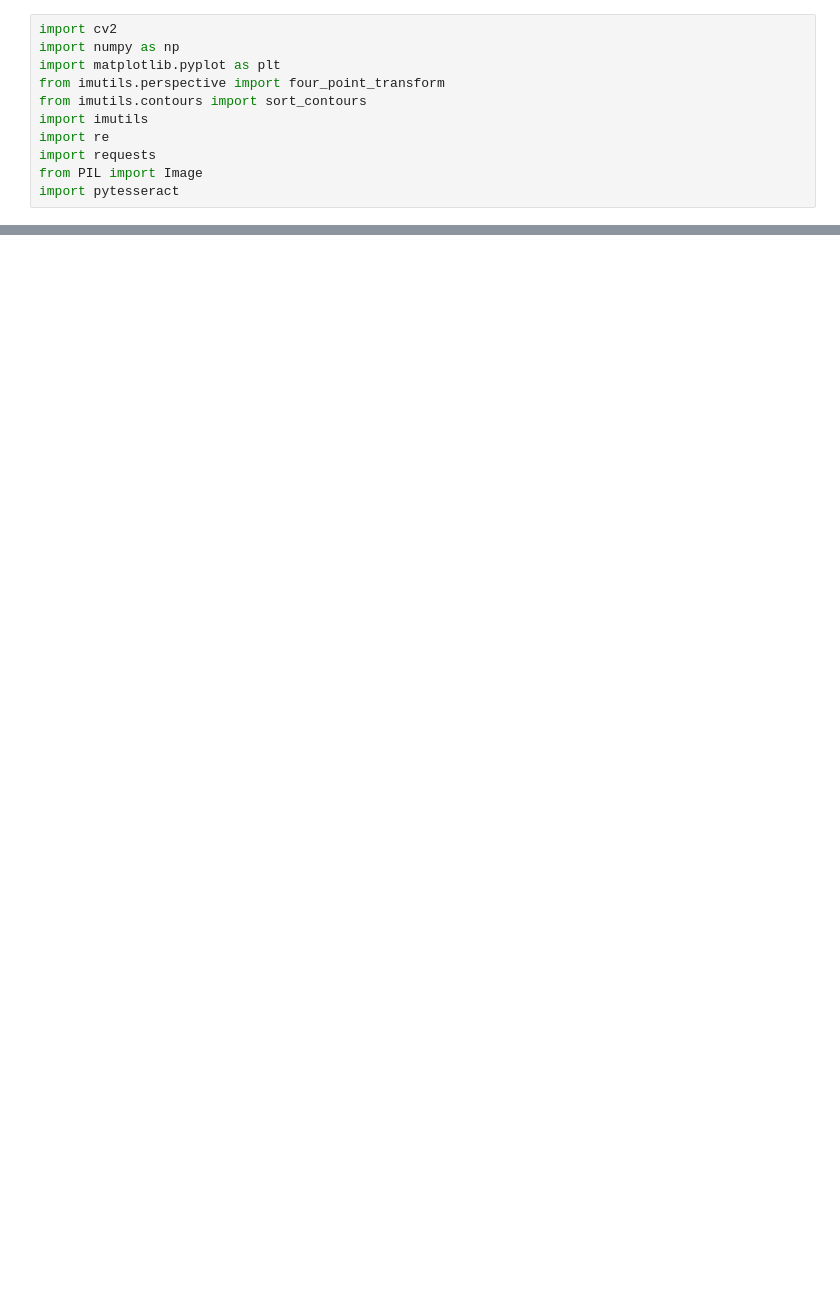
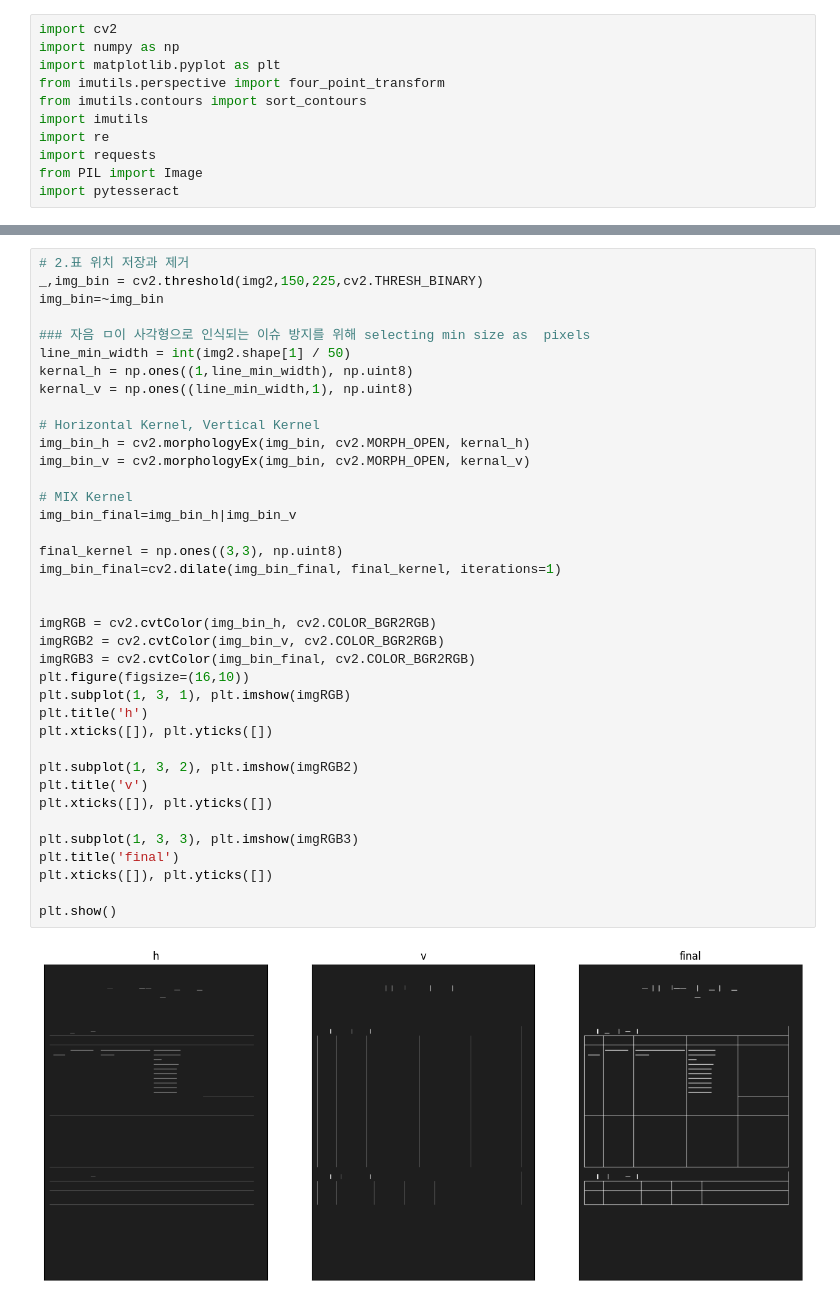
Before and after one commit to seonmin8284/realEstateOCR, a Jupyter notebook: main.ipynb, the cells around one changed output, grey strips where cells are left out. Cells and saved outputs as stored; diff of their text form; blank space fills up the shorter version.

```diff
--- a/main.ipynb
+++ b/main.ipynb
@@ -537,0 +164,40 @@ if __name__ == '__main__':
+# %%
+# 2.표 위치 저장과 제거
+_,img_bin = cv2.threshold(img2,150,225,cv2.THRESH_BINARY)
+img_bin=~img_bin
+
+### 자음 ㅁ이 사각형으로 인식되는 이슈 방지를 위해 selecting min size as  pixels
+line_min_width = int(img2.shape[1] / 50)
+kernal_h = np.ones((1,line_min_width), np.uint8)
+kernal_v = np.ones((line_min_width,1), np.uint8)
+
+# Horizontal Kernel, Vertical Kernel
+img_bin_h = cv2.morphologyEx(img_bin, cv2.MORPH_OPEN, kernal_h)
+img_bin_v = cv2.morphologyEx(img_bin, cv2.MORPH_OPEN, kernal_v)
+
+# MIX Kernel
+img_bin_final=img_bin_h|img_bin_v
+
+final_kernel = np.ones((3,3), np.uint8)
+img_bin_final=cv2.dilate(img_bin_final, final_kernel, iterations=1)
+
+
+imgRGB = cv2.cvtColor(img_bin_h, cv2.COLOR_BGR2RGB)
+imgRGB2 = cv2.cvtColor(img_bin_v, cv2.COLOR_BGR2RGB)
+imgRGB3 = cv2.cvtColor(img_bin_final, cv2.COLOR_BGR2RGB)
+plt.figure(figsize=(16,10))
+plt.subplot(1, 3, 1), plt.imshow(imgRGB)
+plt.title('h')
+plt.xticks([]), plt.yticks([])
+
+plt.subplot(1, 3, 2), plt.imshow(imgRGB2)
+plt.title('v')
+plt.xticks([]), plt.yticks([])
+
+plt.subplot(1, 3, 3), plt.imshow(imgRGB3)
+plt.title('final')
+plt.xticks([]), plt.yticks([])
+
+plt.show()
+# %% [output]
+[figure, added]
```
Also changed, not shown: parts of 44 cells of this notebook, 11 other files.
